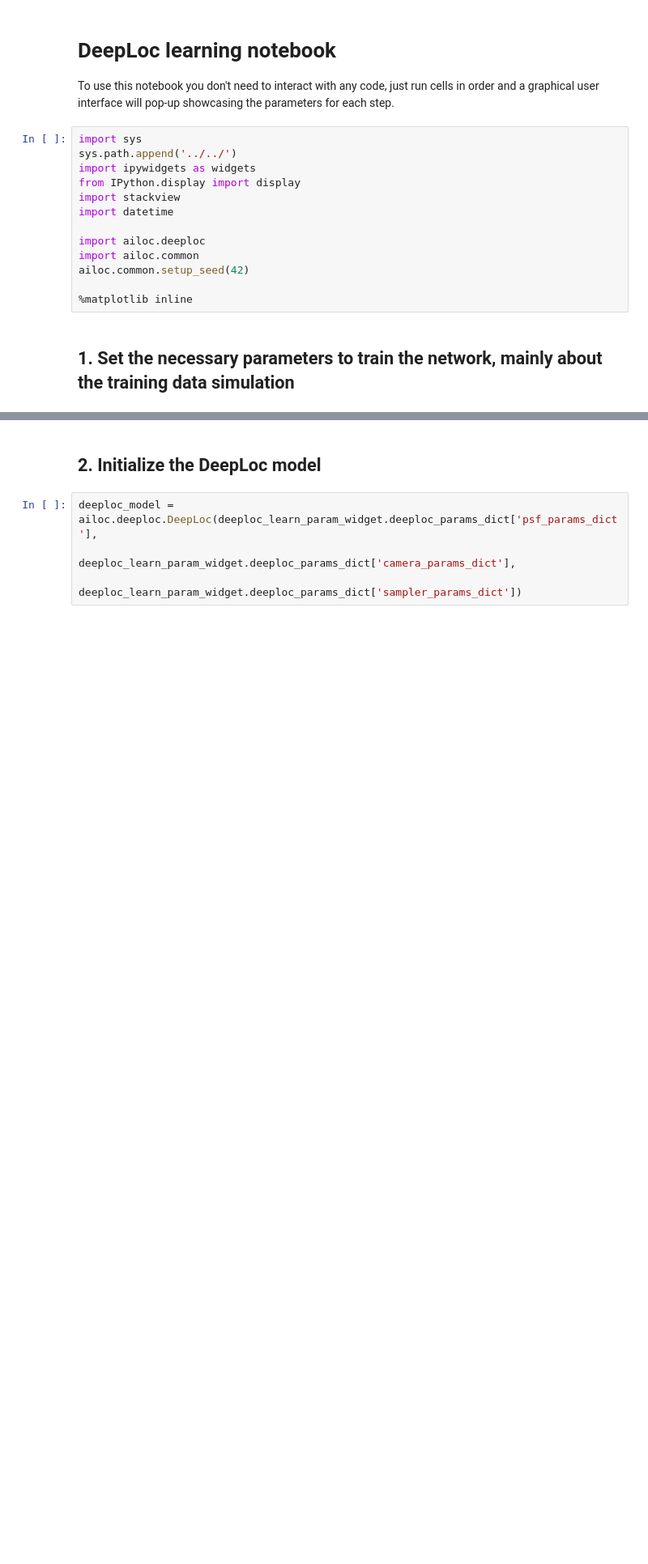
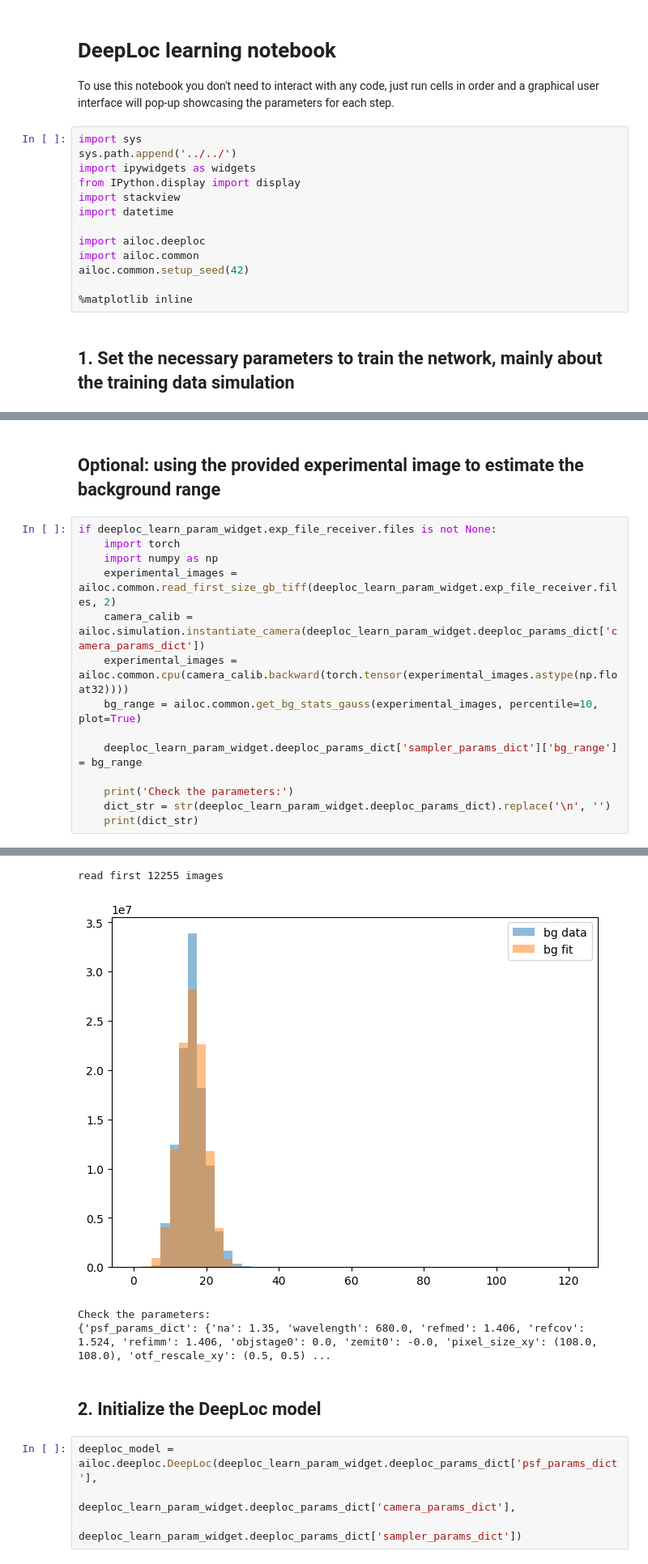
Before and after one commit to fffffsssss/AI4Loc, a Jupyter notebook: demo_pipelines/notebook/deeploc_learning.ipynb, the cells around one changed output, grey strips where cells are left out. Shown at 81% size. Cells and saved outputs as stored; diff of their text form; blank space fills up the shorter version.

```diff
--- a/demo_pipelines/notebook/deeploc_learning.ipynb
+++ b/demo_pipelines/notebook/deeploc_learning.ipynb
@@ -28,0 +34,17 @@ DeepLocSetSamplerParamWidget(children=(Label(value='Sampler parameters', layout=
+# %% [markdown]
+## Optional: using the provided experimental image to estimate the background range
+# %%
+if deeploc_learn_param_widget.exp_file_receiver.files is not None:
+    import torch
+    import numpy as np
+    experimental_images = ailoc.common.read_first_size_gb_tiff(deeploc_learn_param_widget.exp_file_receiver.files, 2)
+    camera_calib = ailoc.simulation.instantiate_camera(deeploc_learn_param_widget.deeploc_params_dict['camera_params_dict'])
+    experimental_images = ailoc.common.cpu(camera_calib.backward(torch.tensor(experimental_images.astype(np.float32))))
+    bg_range = ailoc.common.get_bg_stats_gauss(experimental_images, percentile=10, plot=True)
+
+    deeploc_learn_param_widget.deeploc_params_dict['sampler_params_dict']['bg_range'] = bg_range
+
+    print('Check the parameters:')
+    dict_str = str(deeploc_learn_param_widget.deeploc_params_dict).replace('\n', '')
+    print(dict_str)
+# %% [output]
@@ -29,3 +55,7 @@ DeepLocSetSamplerParamWidget(children=(Label(value='Sampler parameters', layout=
+read first 12255 images
+[figure, added]
+Check the parameters:
+{'psf_params_dict': {'na': 1.35, 'wavelength': 680.0, 'refmed': 1.406, 'refcov': 1.524, 'refimm': 1.406, 'objstage0': 0.0, 'zemit0': -0.0, 'pixel_size_xy': (108.0, 108.0), 'otf_rescale_xy': (0.5, 0.5) ...
 # %% [markdown]
 ## 2. Initialize the DeepLoc model
 # %%
```
Also changed, not shown: parts of 7 cells of this notebook, 9 other files.
